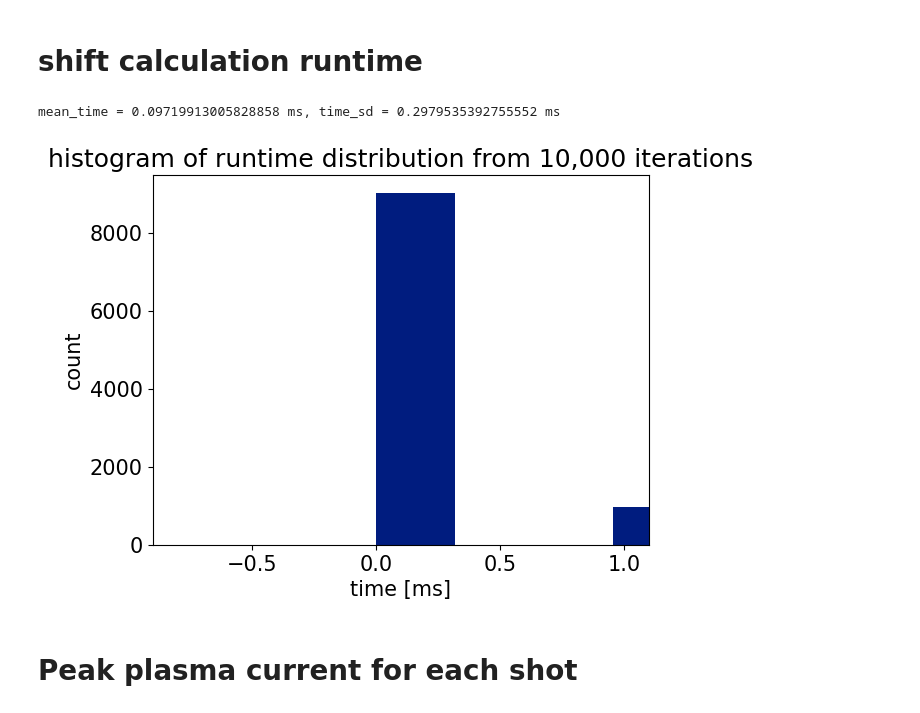
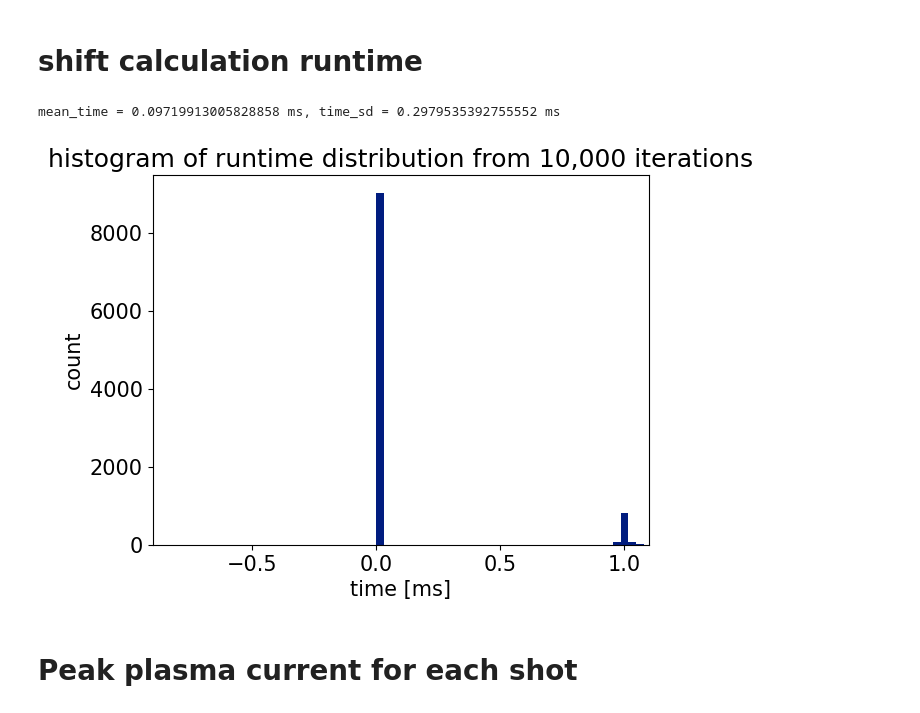
Before and after one commit to P-Attapon/TT1PlasmaColumnPosition, a Jupyter notebook: plotting.ipynb, the cells around one changed output. Saved outputs shown, nothing was run; the diff lists cells and outputs as text; code cells hidden in the pictures.

```diff
--- a/plotting.ipynb
+++ b/plotting.ipynb
@@ -563,19 +563,19 @@ valid_time, R0_arr, R0_err_arr, Z0_arr, Z0_err_arr, time_arr = toroidal_filament
 # %%
 time_ms = 1000 * np.array(time_arr)
 
 time_mean, time_sd = np.mean(time_ms), np.std(time_ms)
 
 fig, ax = plt.subplots(1)
-ax.hist(time_ms)
+ax.hist(time_ms,bins = 100)
 ax.set_title("histogram of runtime distribution from 10,000 iterations")
 ax.set_xlim(time_mean - 1, time_mean + 1)
 ax.set_xlabel("time [ms]")
 ax.set_ylabel("count")
 
 print(f"mean_time = {time_mean} ms, time_sd = {time_sd} ms")
 # %% [output]
 mean_time = 0.09719913005828858 ms, time_sd = 0.2979535392755552 ms
-[figure, old version]
+[figure, new version]
 # %% [markdown]
 # Peak plasma current for each shot
 # %%
```
Also changed, not shown: parts of 7 cells of this notebook, 5 other files.
